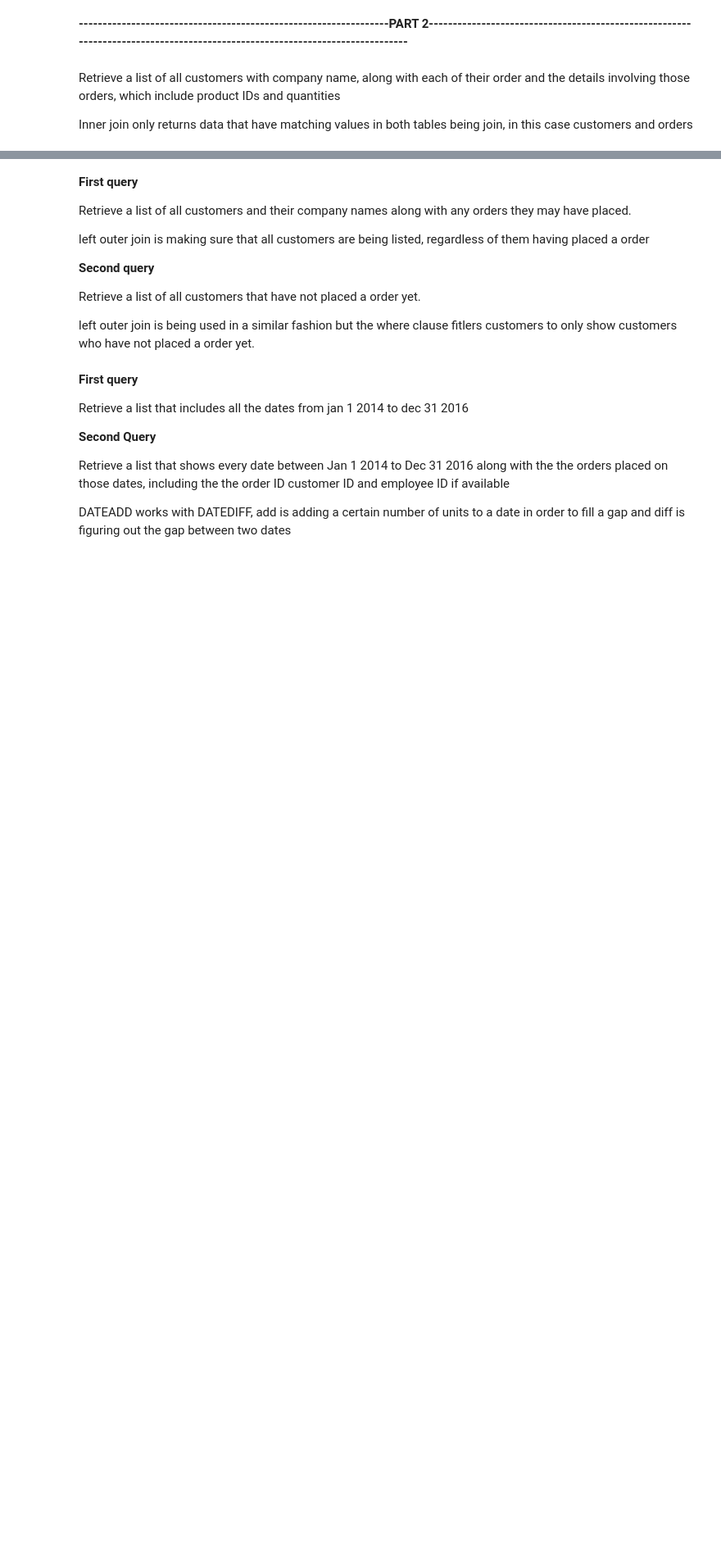
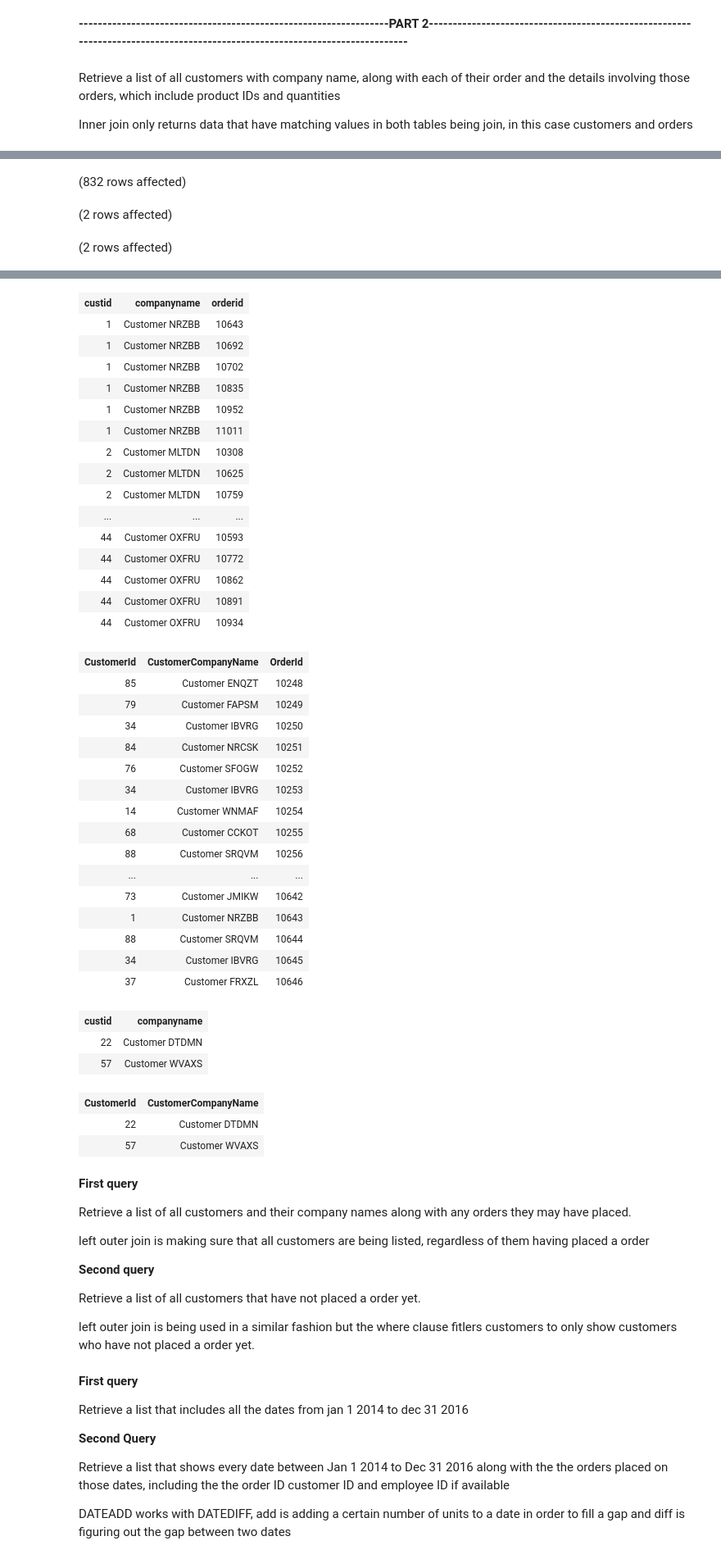
Before and after one commit to ImPrithibi/SQLProgramming, a Jupyter notebook: SQLProgramming-Group6/Ch3-Joins/Individual_Group6_HW2_Auyon-Haque.ipynb, the cells around one changed output, grey strips where cells are left out. Shown at 82% size. Drawn from its saved outputs; the diff is of its cells as text; code cells hidden in the pictures; blank space fills up the shorter version.

Commit message:
Add files via upload
added converted queries

```diff
--- a/SQLProgramming-Group6/Ch3-Joins/Individual_Group6_HW2_Auyon-Haque.ipynb
+++ b/SQLProgramming-Group6/Ch3-Joins/Individual_Group6_HW2_Auyon-Haque.ipynb
@@ -367,14 +380,35 @@ Inner join only returns data that have matching values in both tables being join
 ---------------------------------------------------------------------
 
 -- Customers and their orders, including customers with no orders
+--QUERY 1
+USE TSQLV4;
 SELECT C.custid, C.companyname, O.orderid
 FROM Sales.Customers AS C
   LEFT OUTER JOIN Sales.Orders AS O
     ON C.custid = O.custid;
 
+--QUERY CONVERTED
+USE Northwinds2022TSQLV7
+SELECT C.CustomerId, C.CustomerCompanyName, O.OrderId
+FROM Sales.Customer AS C
+  LEFT OUTER JOIN Sales.[Order] AS O
+    ON C.CustomerId = O.CustomerId
+
+
 -- Customers with no orders
+--QUERY 2
+USE TSQLV4;
 SELECT C.custid, C.companyname
 FROM Sales.Customers AS C
   LEFT OUTER JOIN Sales.Orders AS O
     ON C.custid = O.custid
 WHERE O.orderid IS NULL;
+
+--QUERY CONVERTED
+USE Northwinds2022TSQLV7
+SELECT C.CustomerId, C.CustomerCompanyName
+FROM Sales.Customer AS C
+  LEFT OUTER JOIN Sales.[Order] AS O
+    ON C.CustomerId = O.CustomerId
+WHERE O.orderid IS NULL;
+# %% [output]
@@ -380,0 +416,3 @@ WHERE O.orderid IS NULL;
+(832 rows affected)
+(2 rows affected)
+(2 rows affected)
@@ -381,3 +420,41 @@ WHERE O.orderid IS NULL;
+| custid | companyname | orderid |
+| 1 | Customer NRZBB | 10643 |
+| 1 | Customer NRZBB | 10692 |
+| 1 | Customer NRZBB | 10702 |
+| 1 | Customer NRZBB | 10835 |
+| 1 | Customer NRZBB | 10952 |
+| 1 | Customer NRZBB | 11011 |
+| 2 | Customer MLTDN | 10308 |
+| 2 | Customer MLTDN | 10625 |
+| 2 | Customer MLTDN | 10759 |
+| ... | ... | ... |
+| 44 | Customer OXFRU | 10593 |
+| 44 | Customer OXFRU | 10772 |
+| 44 | Customer OXFRU | 10862 |
+| 44 | Customer OXFRU | 10891 |
+| 44 | Customer OXFRU | 10934 |
+| CustomerId | CustomerCompanyName | OrderId |
+| 85 | Customer ENQZT | 10248 |
+| 79 | Customer FAPSM | 10249 |
+| 34 | Customer IBVRG | 10250 |
+| 84 | Customer NRCSK | 10251 |
+| 76 | Customer SFOGW | 10252 |
+| 34 | Customer IBVRG | 10253 |
+| 14 | Customer WNMAF | 10254 |
+| 68 | Customer CCKOT | 10255 |
+| 88 | Customer SRQVM | 10256 |
+| ... | ... | ... |
+| 73 | Customer JMIKW | 10642 |
+| 1 | Customer NRZBB | 10643 |
+| 88 | Customer SRQVM | 10644 |
+| 34 | Customer IBVRG | 10645 |
+| 37 | Customer FRXZL | 10646 |
+| custid | companyname |
+| 22 | Customer DTDMN |
+| 57 | Customer WVAXS |
+| CustomerId | CustomerCompanyName |
+| 22 | Customer DTDMN |
+| 57 | Customer WVAXS |
 # %% [markdown]
 **First query**
 
```
Also changed, not shown: parts of 3 cells of this notebook.
